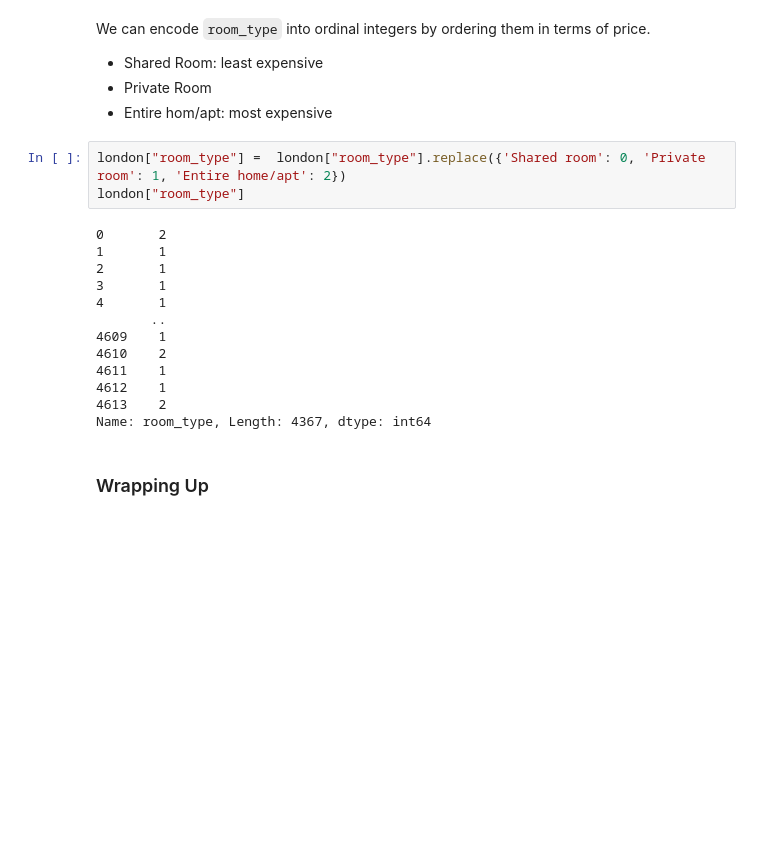
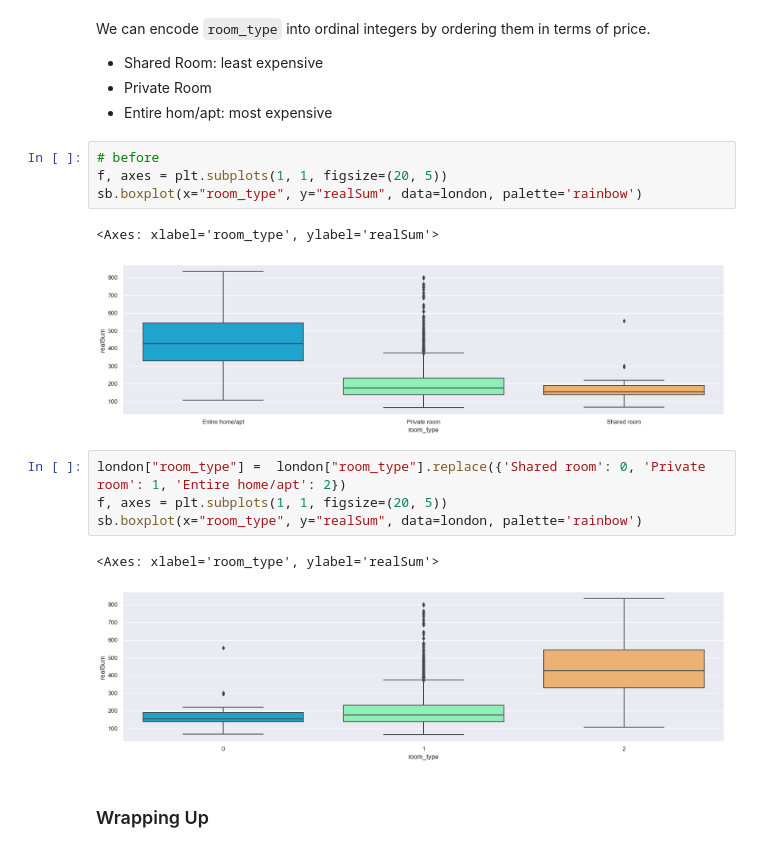
Before and after one commit to Revold1/SC1015-AirBNB, a Jupyter notebook: EDAcombined.ipynb, the cells around one changed output. Saved outputs shown, nothing was run; the diff lists cells and outputs as text; blank space fills up the shorter version.

Commit message:
Before and After Boxplots for room_type

```diff
--- a/EDAcombined.ipynb
+++ b/EDAcombined.ipynb
@@ -292,22 +292,20 @@ We can encode `room_type` into ordinal integers by ordering them in terms of pri
 - Shared Room: least expensive
 - Private Room
 - Entire hom/apt: most expensive
+# %%
+# before
+f, axes = plt.subplots(1, 1, figsize=(20, 5))
+sb.boxplot(x="room_type", y="realSum", data=london, palette='rainbow')
+# %% [output]
+<Axes: xlabel='room_type', ylabel='realSum'>
+[figure, added]
 # %%
 london["room_type"] =  london["room_type"].replace({'Shared room': 0, 'Private room': 1, 'Entire home/apt': 2})
-london["room_type"]
+f, axes = plt.subplots(1, 1, figsize=(20, 5))
+sb.boxplot(x="room_type", y="realSum", data=london, palette='rainbow')
 # %% [output]
-0       2
-1       1
-2       1
-3       1
-4       1
-       ..
-4609    1
-4610    2
-4611    1
-4612    1
-4613    2
-Name: room_type, Length: 4367, dtype: int64
+<Axes: xlabel='room_type', ylabel='realSum'>
+[figure, added]
 # %% [markdown]
 ### Wrapping Up
 # %% [markdown]
```
